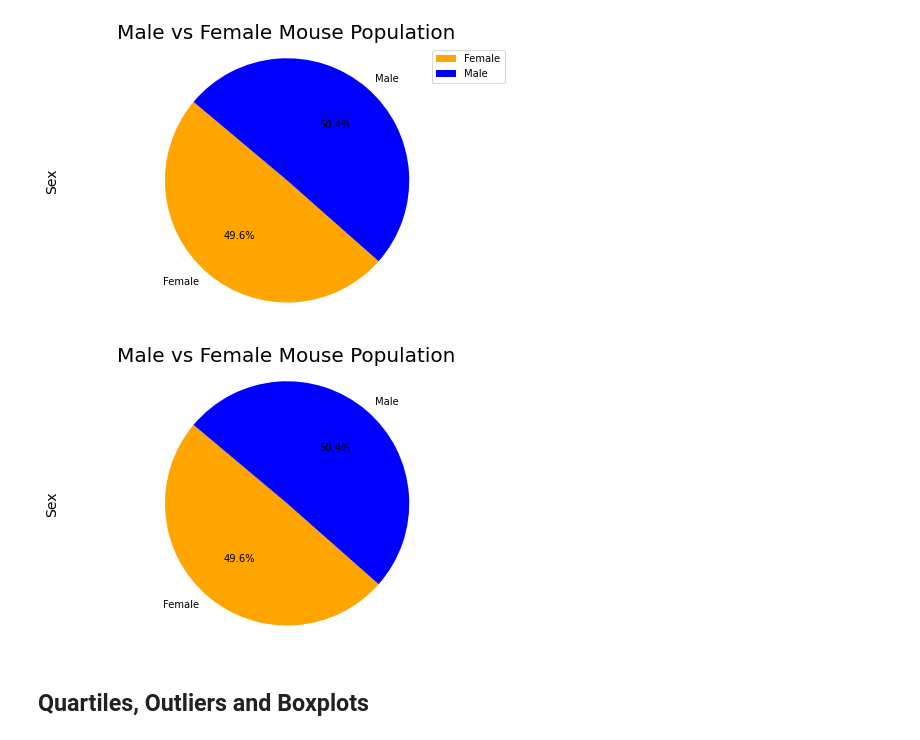
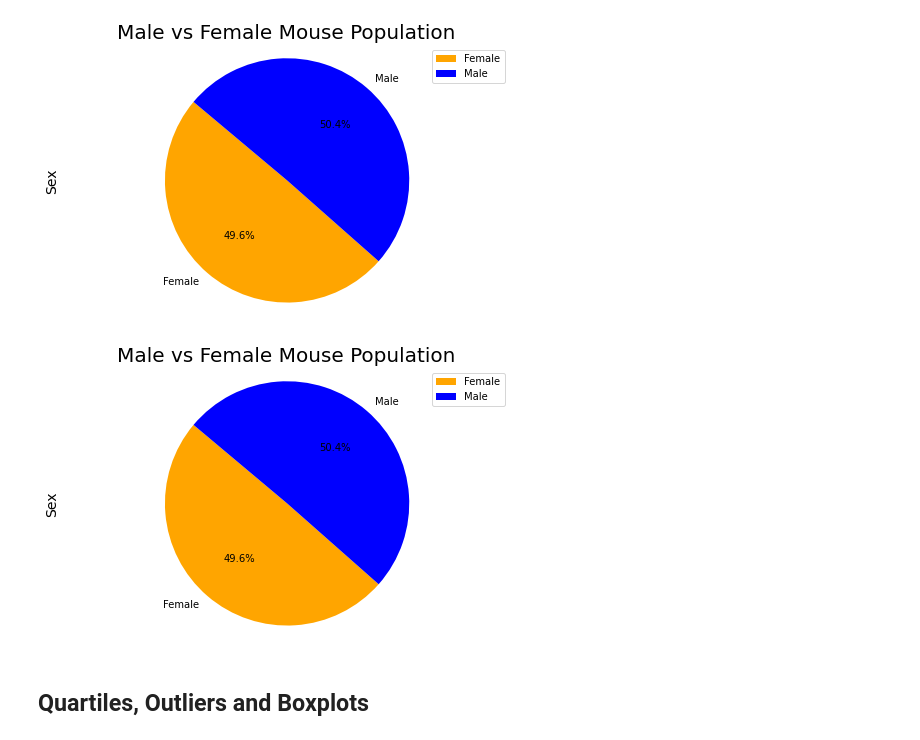
Before and after one commit to Jesskhunter/Matplotlib-Challenge, a Jupyter notebook: Pymaceuticals/pymaceuticals_starter.ipynb, the cells around one changed output. Cells and saved outputs as stored; diff of their text form; code cells hidden in the pictures.

```diff
--- a/Pymaceuticals/pymaceuticals_starter.ipynb
+++ b/Pymaceuticals/pymaceuticals_starter.ipynb
@@ -299,25 +301,26 @@ plt.show()
 # %%
 # Generate a pie plot showing the distribution of female versus male mice using pyplo
 
 # Create Labels for the sections of the pie
 labels = ["Female","Male"]
 
 #List the values of each section of the pie chart
 sizes = [49.6,50.4]
 
 #Set colors for each section of the pie
 colors = ['orange', 'blue']
 
 #Create the pie chart based upon the values
 fig1, ax1 = plt.subplots(figsize=(8, 5))
 plt.pie(sizes,labels=labels, colors=colors, autopct="%1.1f%%", startangle=140,)
 plt.title('Male vs Female Mouse Population',fontsize = 20)
 plt.ylabel('Sex',fontsize = 14)
+plt.legend(loc="best")
 #Set equal axis
 plt.axis("equal")
 plt.show()
 # %% [output]
-[figure, old version]
+[figure, new version]
 # %% [markdown]
 ## Quartiles, Outliers and Boxplots
 # %%
```
Also changed, not shown: parts of 6 cells of this notebook.
